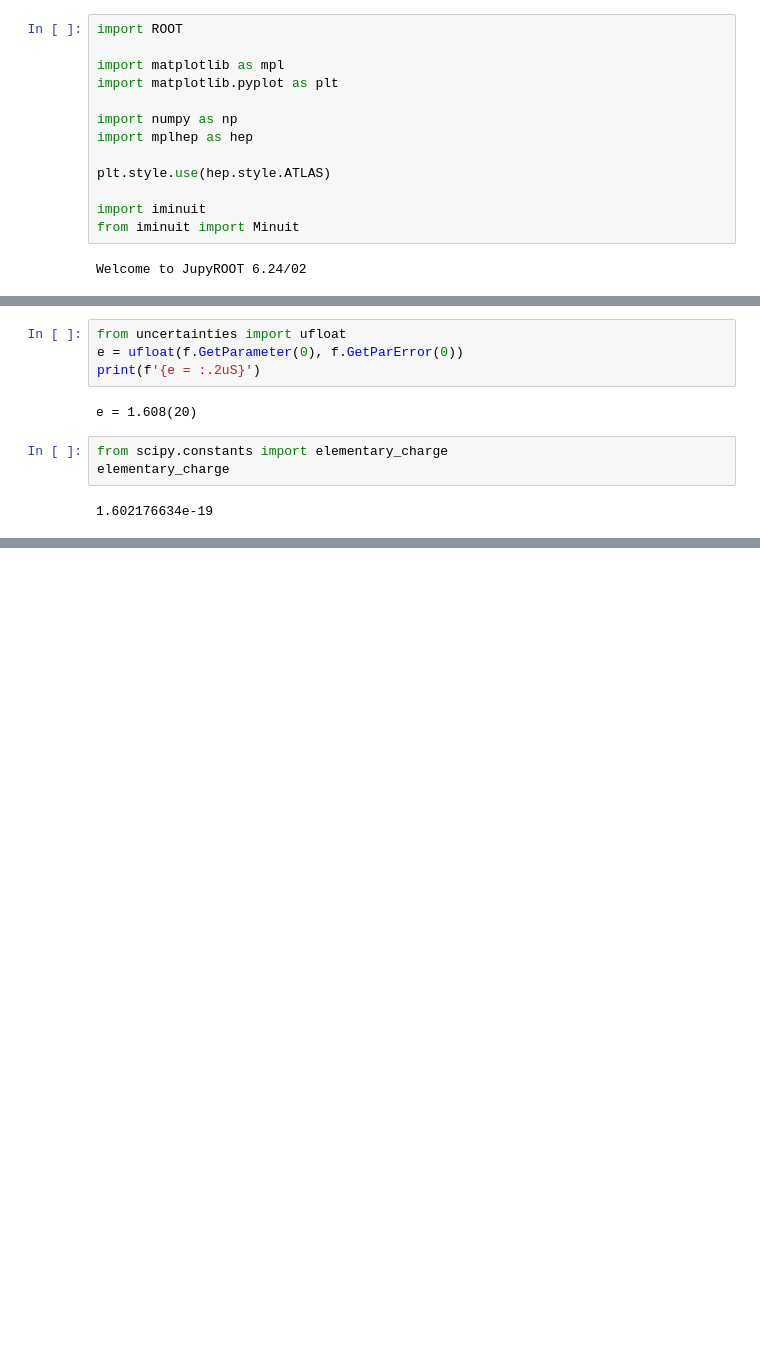
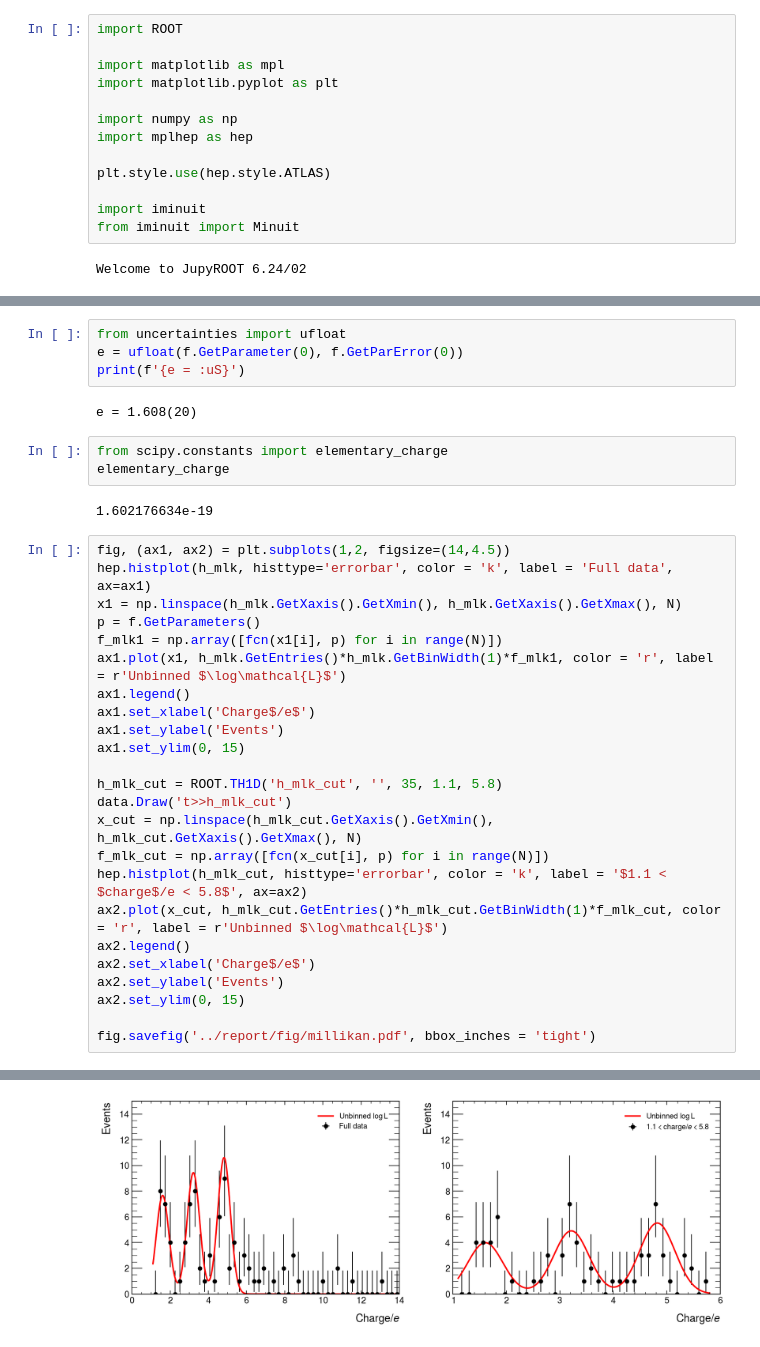
Before and after one commit to mattiasotgia/e8_const, a Jupyter notebook: millikan_data/millikan.ipynb, the cells around one changed output, grey strips where cells are left out. Drawn from its saved outputs; the diff is of its cells as text; blank space fills up the shorter version.

Commit message:
plots!

```diff
--- a/millikan_data/millikan.ipynb
+++ b/millikan_data/millikan.ipynb
@@ -62,7 +64,7 @@ Warning in <TROOT::Append>: Replacing existing TH1: h_mlk (Potential memory leak
 # %%
 from uncertainties import ufloat
 e = ufloat(f.GetParameter(0), f.GetParError(0))
-print(f'{e = :.2uS}')
+print(f'{e = :uS}')
 # %% [output]
 e = 1.608(20)
 # %%
@@ -70,3 +72,28 @@ from scipy.constants import elementary_charge
 elementary_charge
 # %% [output]
 1.602176634e-19
+# %%
+fig, (ax1, ax2) = plt.subplots(1,2, figsize=(14,4.5))
+hep.histplot(h_mlk, histtype='errorbar', color = 'k', label = 'Full data', ax=ax1)
+x1 = np.linspace(h_mlk.GetXaxis().GetXmin(), h_mlk.GetXaxis().GetXmax(), N)
+p = f.GetParameters()
+f_mlk1 = np.array([fcn(x1[i], p) for i in range(N)])
+ax1.plot(x1, h_mlk.GetEntries()*h_mlk.GetBinWidth(1)*f_mlk1, color = 'r', label = r'Unbinned $\log\mathcal{L}$')
+ax1.legend()
+ax1.set_xlabel('Charge$/e$')
+ax1.set_ylabel('Events')
+ax1.set_ylim(0, 15)
+
+h_mlk_cut = ROOT.TH1D('h_mlk_cut', '', 35, 1.1, 5.8)
+data.Draw('t>>h_mlk_cut')
+x_cut = np.linspace(h_mlk_cut.GetXaxis().GetXmin(), h_mlk_cut.GetXaxis().GetXmax(), N)
+f_mlk_cut = np.array([fcn(x_cut[i], p) for i in range(N)])
+hep.histplot(h_mlk_cut, histtype='errorbar', color = 'k', label = '$1.1 < $charge$/e < 5.8$', ax=ax2)
+ax2.plot(x_cut, h_mlk_cut.GetEntries()*h_mlk_cut.GetBinWidth(1)*f_mlk_cut, color = 'r', label = r'Unbinned $\log\mathcal{L}$')
+ax2.legend()
+ax2.set_xlabel('Charge$/e$')
+ax2.set_ylabel('Events')
+ax2.set_ylim(0, 15)
+
+fig.savefig('../report/fig/millikan.pdf', bbox_inches = 'tight')
+# %% [output]
@@ -72,0 +101 @@ elementary_charge
+[figure, added]
```
Also changed, not shown: parts of 2 cells of this notebook, 4 other files.
